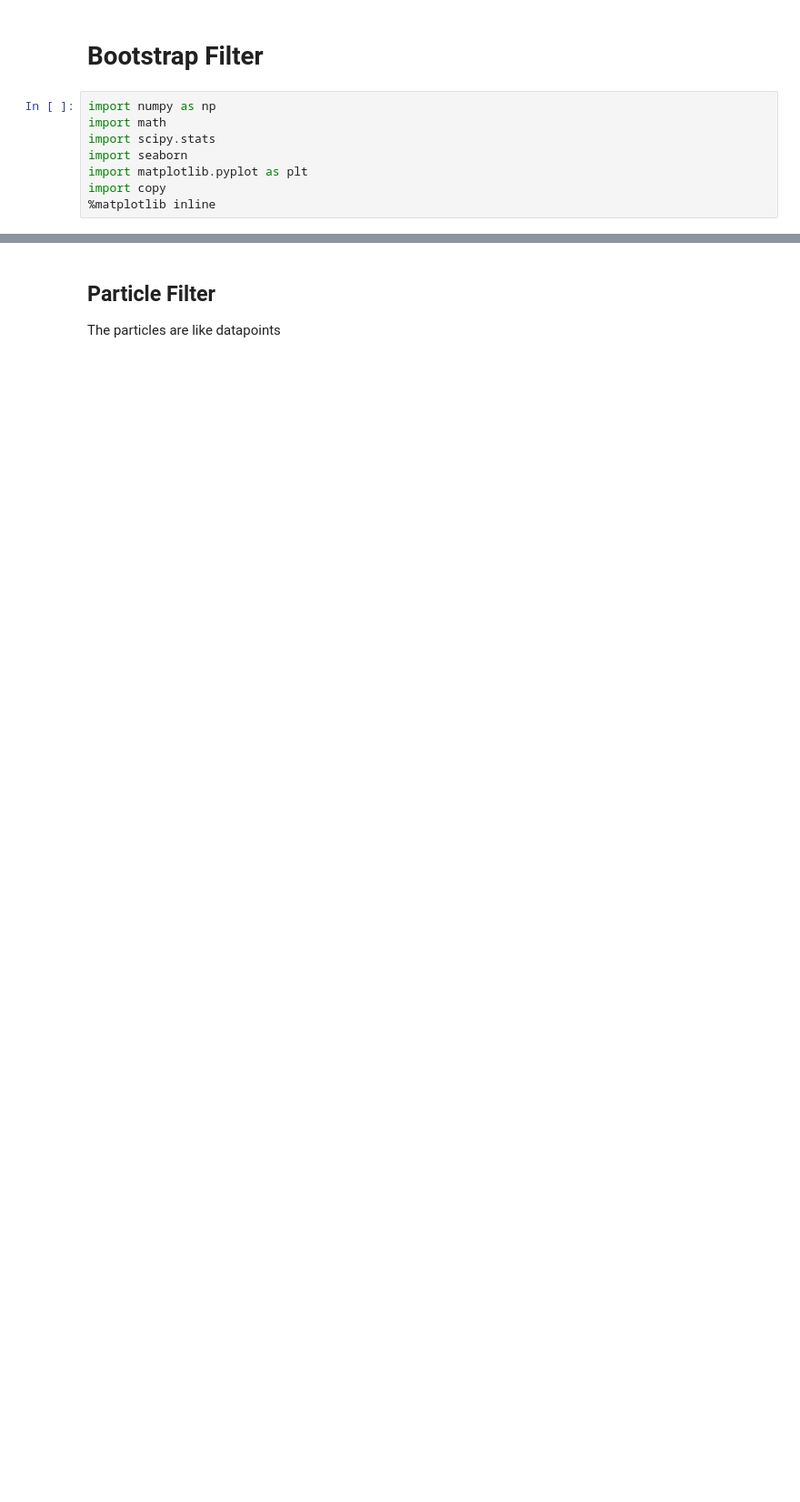
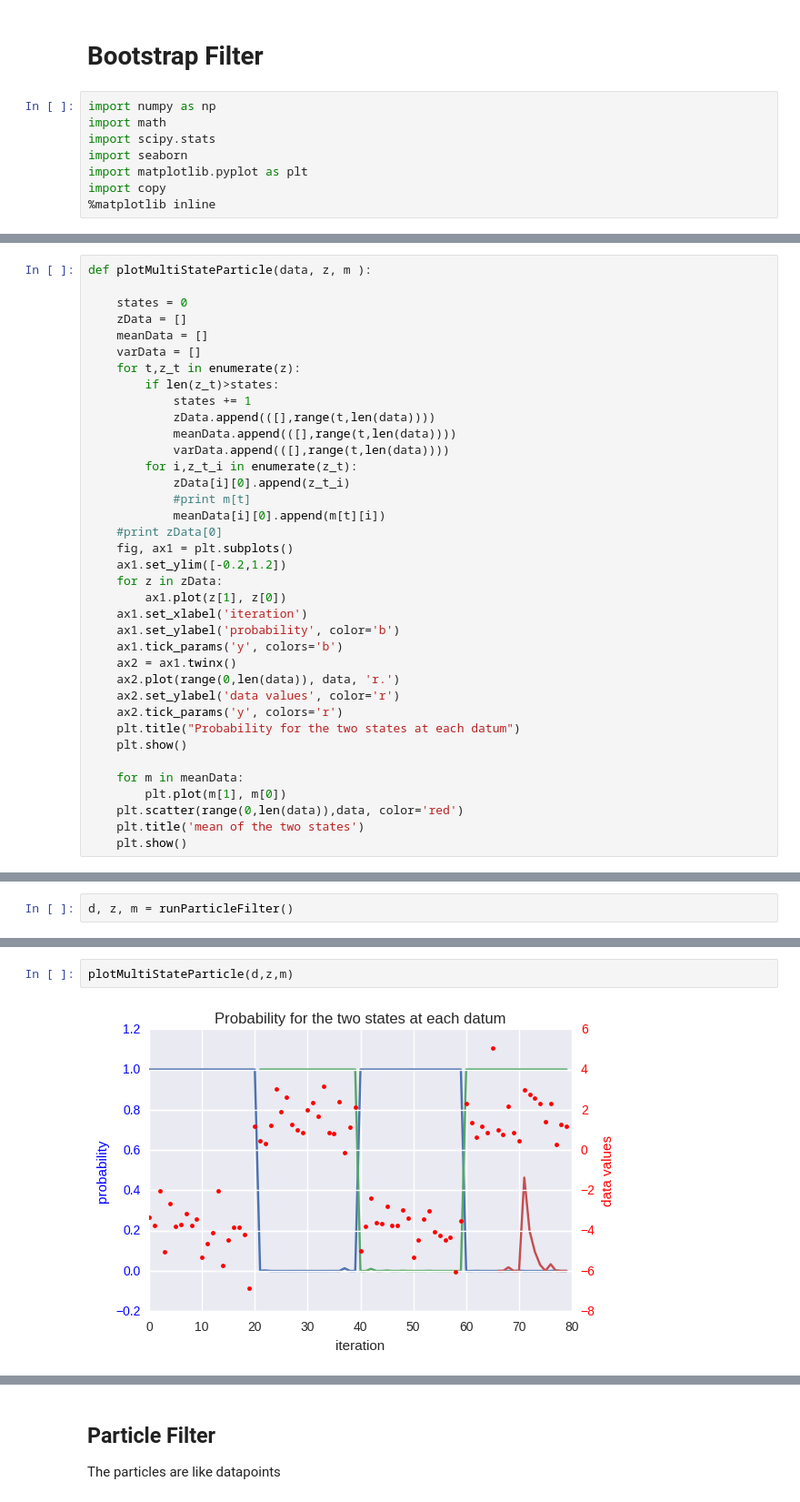
Before and after one commit to arne7morgen/MasterThesis, a Jupyter notebook: notebooks/BootstrapFilter.ipynb, the cells around one changed output, grey strips where cells are left out. Shown at 91% size. Saved outputs shown, nothing was run; the diff lists cells and outputs as text; blank space fills up the shorter version.

```diff
--- a/notebooks/BootstrapFilter.ipynb
+++ b/notebooks/BootstrapFilter.ipynb
@@ -10,0 +73,37 @@ import copy
+# %%
+def plotMultiStateParticle(data, z, m ):
+
+    states = 0
+    zData = []
+    meanData = []
+    varData = []
+    for t,z_t in enumerate(z):
+        if len(z_t)>states:
+            states += 1
+            zData.append(([],range(t,len(data))))
+            meanData.append(([],range(t,len(data))))
+            varData.append(([],range(t,len(data))))
+        for i,z_t_i in enumerate(z_t):
+            zData[i][0].append(z_t_i)
+            #print m[t]
+            meanData[i][0].append(m[t][i])
+    #print zData[0]
+    fig, ax1 = plt.subplots()
+    ax1.set_ylim([-0.2,1.2])
+    for z in zData:
+        ax1.plot(z[1], z[0])
+    ax1.set_xlabel('iteration')
+    ax1.set_ylabel('probability', color='b')
+    ax1.tick_params('y', colors='b')
+    ax2 = ax1.twinx()
+    ax2.plot(range(0,len(data)), data, 'r.')
+    ax2.set_ylabel('data values', color='r')
+    ax2.tick_params('y', colors='r')
+    plt.title("Probability for the two states at each datum")
+    plt.show()
+
+    for m in meanData:
+        plt.plot(m[1], m[0])
+    plt.scatter(range(0,len(data)),data, color='red')
+    plt.title('mean of the two states')
+    plt.show()
@@ -10,0 +145,2 @@ import copy
+# %%
+d, z, m = runParticleFilter()
@@ -10,0 +156,4 @@ import copy
+# %%
+plotMultiStateParticle(d,z,m)
+# %% [output]
+[figure, added]
```
Also changed, not shown: parts of 10 cells of this notebook, 2 other files.
